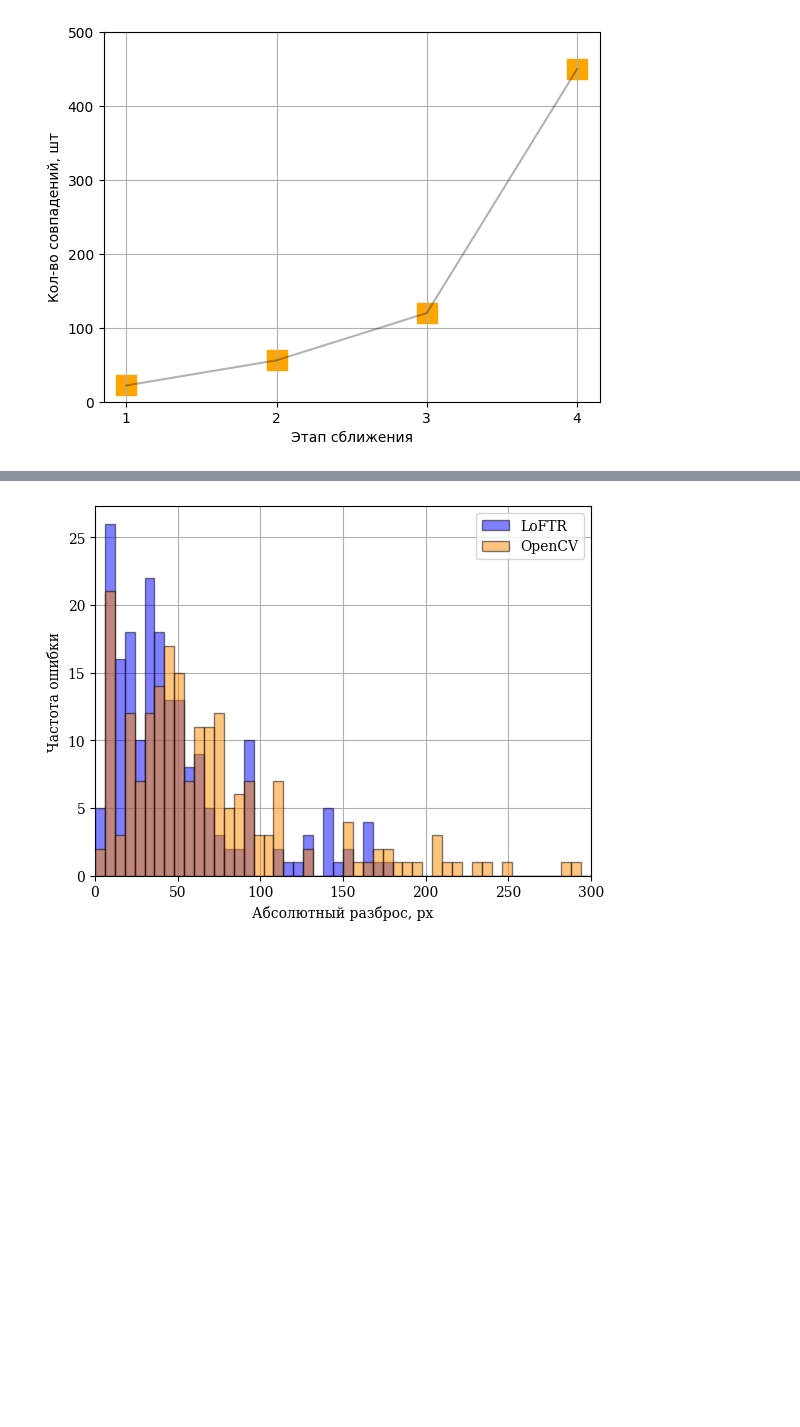
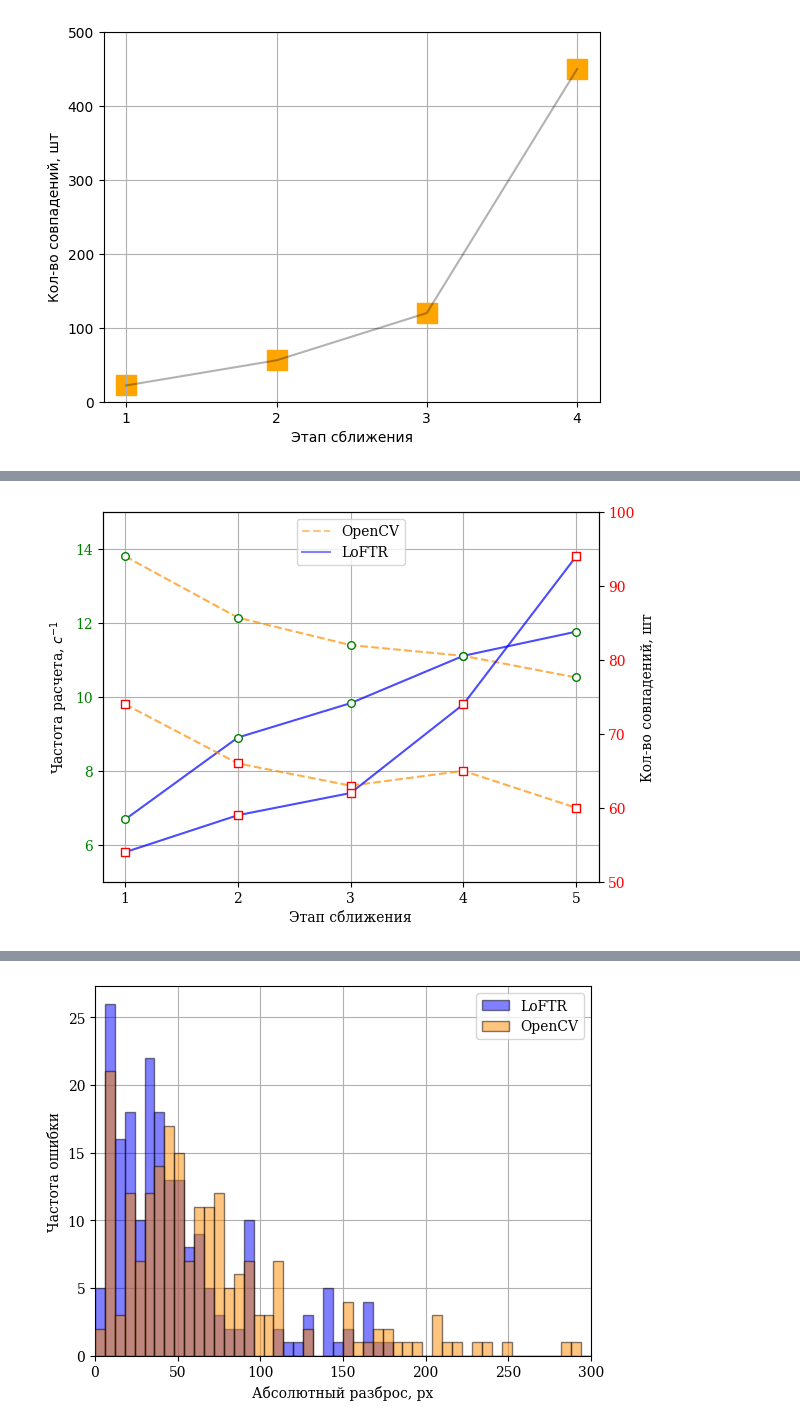
Before and after one commit to FlameDanita/LoFTR, a Jupyter notebook: notebooks/generate_dataset.ipynb, the cells around one changed output, grey strips where cells are left out. Cells and saved outputs as stored; diff of their text form; code cells hidden in the pictures; blank space fills up the shorter version.

```diff
--- a/notebooks/generate_dataset.ipynb
+++ b/notebooks/generate_dataset.ipynb
@@ -259,3 +317,40 @@ plt.show()
+# %%
+stage_arr = ['1', '2', '3', '4', '5']
+times_arr_2 = [1/0.1495454, 1/0.11233755, 1/0.10171371841, 1/0.0899913, 1/0.0849986]
+times_arr = [1/0.072454, 1/0.08233755, 1/0.08771371841, 1/0.0899913, 1/0.0949986]
+
+dots_arr = [74, 66, 63, 65, 60]
+dots_arr_2 = [54, 59, 62, 74, 94]
+
+fig, ax1 = plt.subplots()
+
+ax1.plot(stage_arr, times_arr, c='darkorange', alpha=0.7, zorder=5, ls='--')
+ax1.plot(stage_arr, times_arr_2, c='blue', alpha=0.7, zorder=5)
+ax1.scatter(stage_arr, times_arr, marker='o', s=30, c='white', zorder=10, edgecolors='green')
+ax1.scatter(stage_arr, times_arr_2, marker='o', s=30, c='white', zorder=10, edgecolors='green')
+ax1.set_xlabel('Этап сближения')
+ax1.set_ylabel(r"Частота расчета, $c^{-1}$")
+ax1.set_ylim(5, 15)
+ax1.grid()
+ax1.tick_params(axis='y', labelcolor='green')
+
+ax2 = ax1.twinx()
+ax2.plot(stage_arr, dots_arr, c='darkorange', alpha=0.7, zorder=5, ls='--')
+ax2.plot(stage_arr, dots_arr_2, c='blue', alpha=0.7, zorder=5)
+ax2.scatter(stage_arr, dots_arr, marker='s', s=30, c='white', zorder=10, edgecolors='red')
+ax2.scatter(stage_arr, dots_arr_2, marker='s', s=30, c='white', zorder=10, edgecolors='red')
+
+ax2.set_ylabel('Кол-во совпадений, шт')
+ax2.set_ylim(50, 100)
+ax2.tick_params(axis='y', labelcolor='red')
+
+plt.plot(0, 0, c='darkorange', alpha=0.5, label='OpenCV', ls='--')
+plt.plot(0, 0, c='blue', alpha=0.5, label='LoFTR')
+plt.legend(loc='upper center')
+
+plt.show()
+# %% [output]
+[figure, added]
 # %%
 center_arr_True_x, center_arr_True_y = [990.78815-10, 832.6361-10, 797.51807-10, 904.49664-10], [437.96442-10, 118.91064-10, 78.46172-10, 322.5412-10]
 
```
Also changed, not shown: parts of 10 cells of this notebook.
